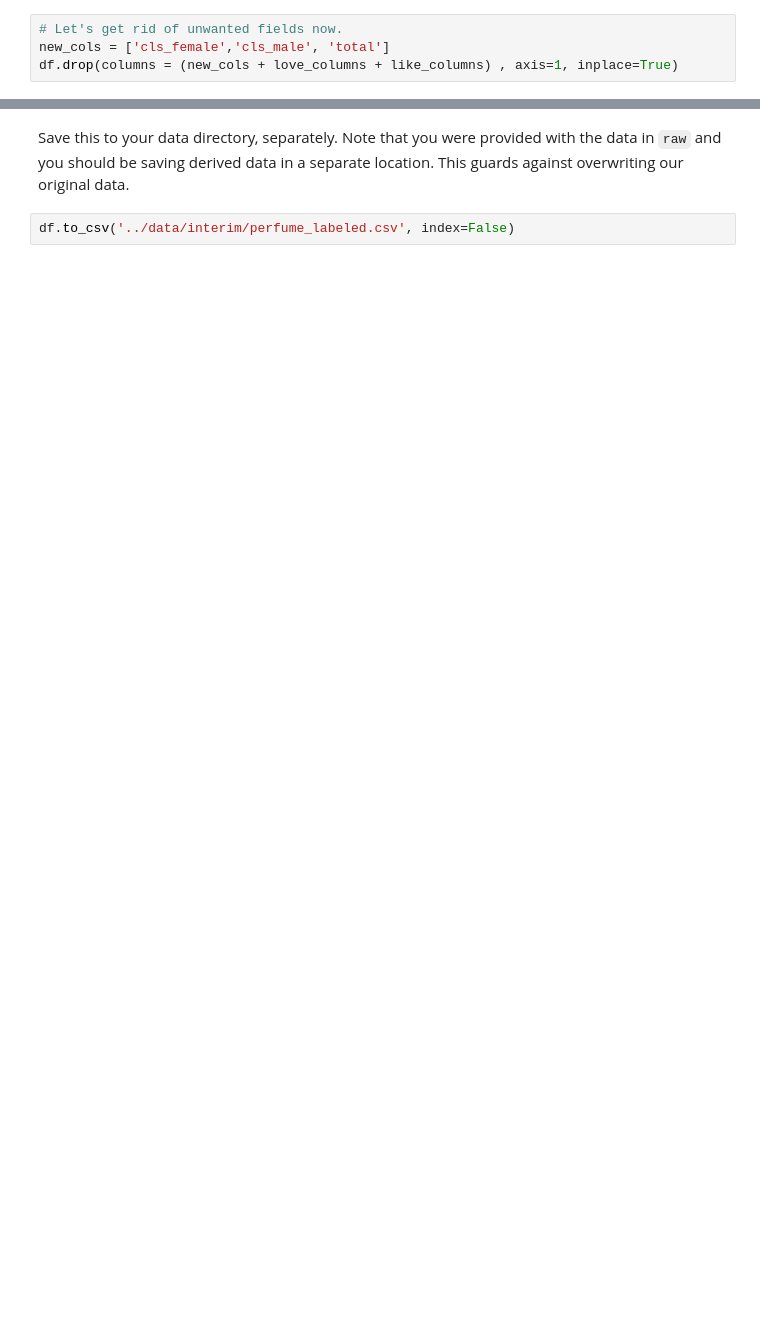
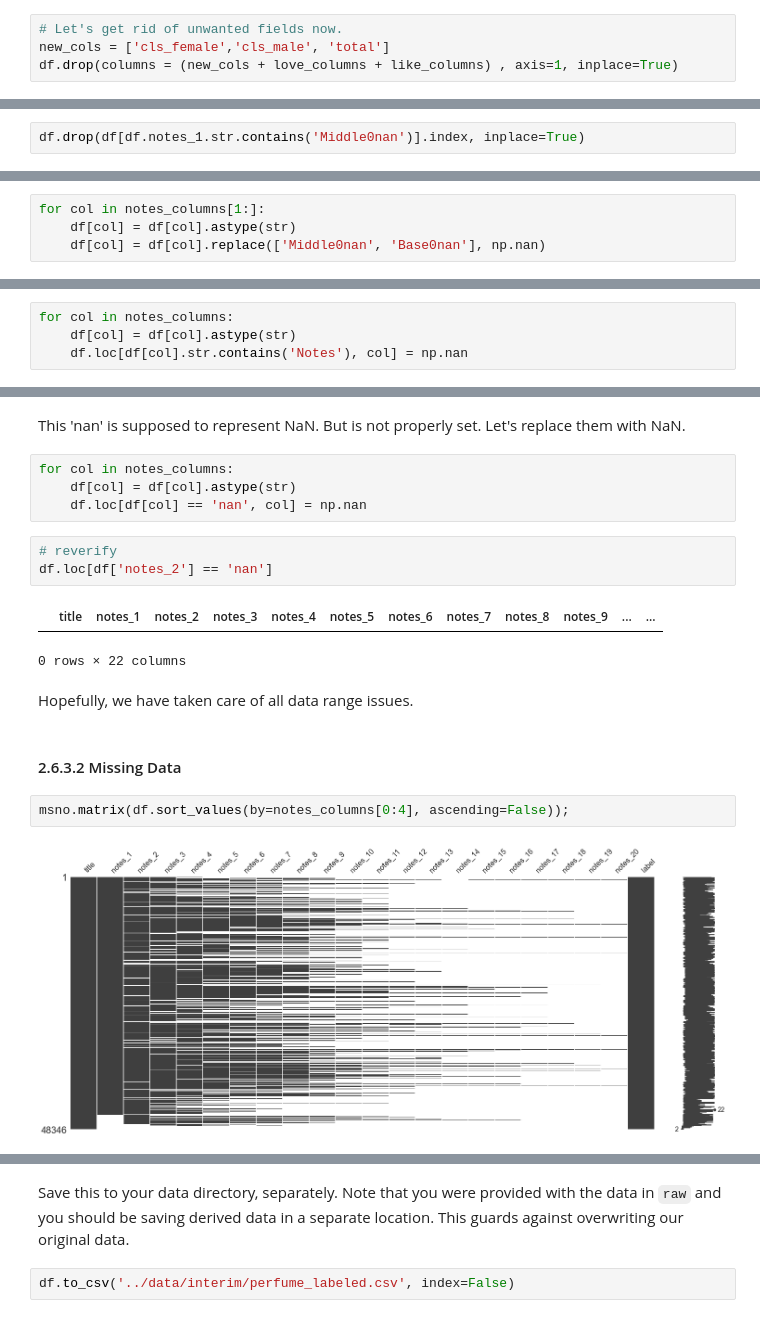
Before and after one commit to rporuthur/Springboard, a Jupyter notebook: SecondCapstone/notebook/2_Data_Wrangling.ipynb, the cells around one changed output, grey strips where cells are left out. Cells and saved outputs as stored; diff of their text form; blank space fills up the shorter version.

Commit message:
Version with notes in top/middle/base layers

```diff
--- a/SecondCapstone/notebook/2_Data_Wrangling.ipynb
+++ b/SecondCapstone/notebook/2_Data_Wrangling.ipynb
@@ -718,0 +395,2 @@ df.head()
+# %%
+df.drop(df[df.notes_1.str.contains('Middle0nan')].index, inplace=True)
@@ -718,0 +423,4 @@ df.head()
+# %%
+for col in notes_columns[1:]:
+    df[col] = df[col].astype(str)
+    df[col] = df[col].replace(['Middle0nan', 'Base0nan'], np.nan)
@@ -718,0 +455,4 @@ df.head()
+# %%
+for col in notes_columns:
+    df[col] = df[col].astype(str)
+    df.loc[df[col].str.contains('Notes'), col] = np.nan
@@ -718,0 +489,20 @@ df.head()
+# %% [markdown]
+This 'nan' is supposed to represent NaN. But is not properly set. Let's replace them with NaN.
+# %%
+for col in notes_columns:
+    df[col] = df[col].astype(str)
+    df.loc[df[col] == 'nan', col] = np.nan
+# %%
+# reverify
+df.loc[df['notes_2'] == 'nan']
+# %% [output]
+|  | title | notes_1 | notes_2 | notes_3 | notes_4 | notes_5 | notes_6 | notes_7 | notes_8 | notes_9 | ... | ... |
+0 rows × 22 columns
+# %% [markdown]
+Hopefully, we have taken care of all data range issues.
+# %% [markdown]
+#### 2.6.3.2 Missing Data<a id='2.6.3.2_Missing_Data'></a>
+# %%
+msno.matrix(df.sort_values(by=notes_columns[0:4], ascending=False));
+# %% [output]
+[figure, added]
```
Also changed, not shown: parts of 173 cells of this notebook.
